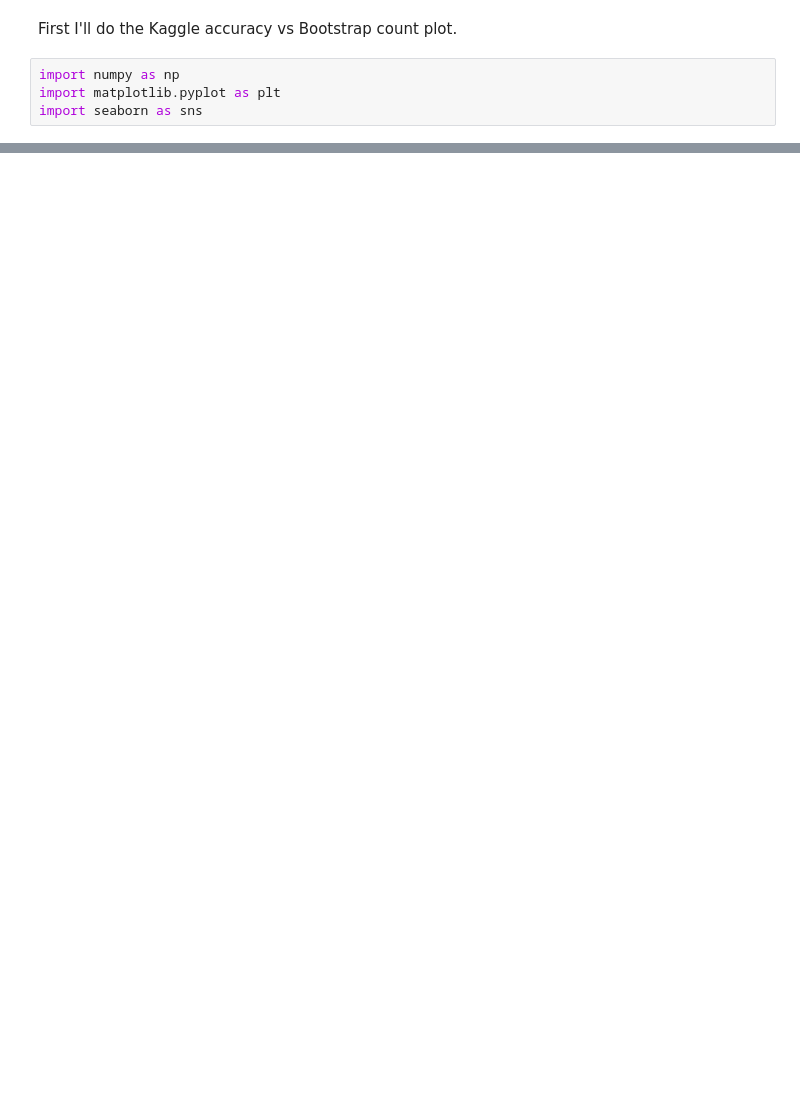
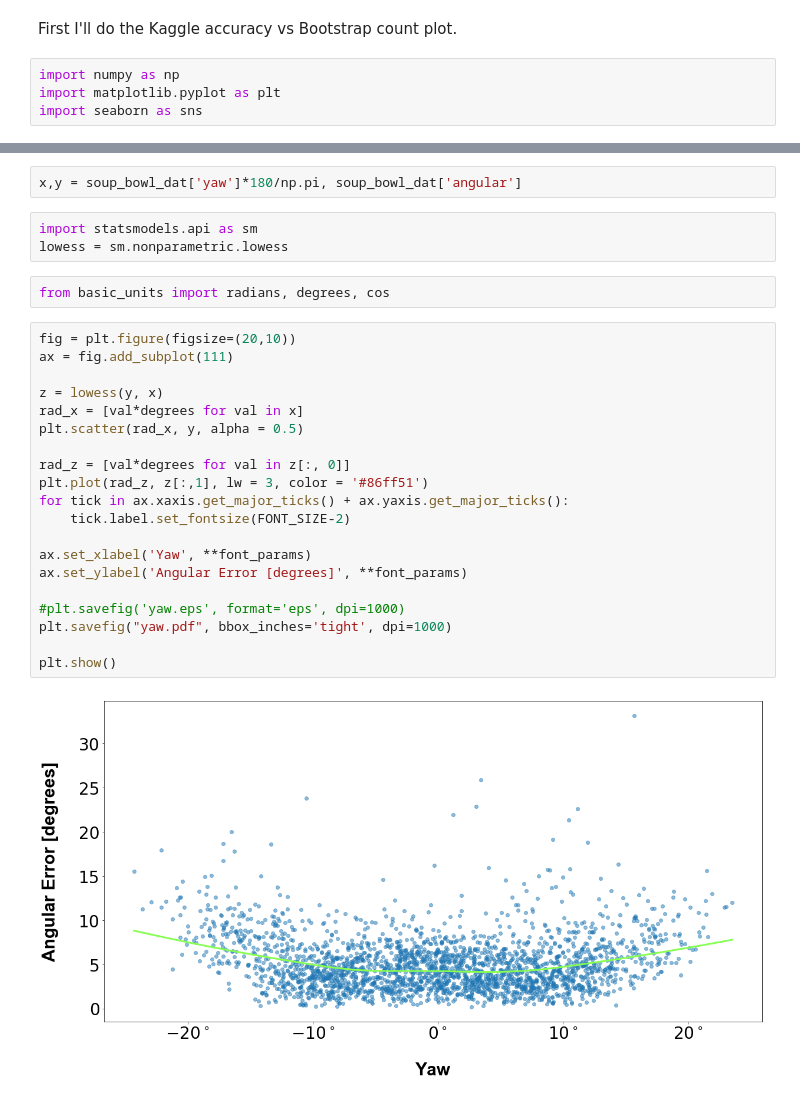
Before and after one commit to zhaozz-lab/iPercept, a Jupyter notebook: explore/PlotsEtc.ipynb, the cells around one changed output, grey strips where cells are left out. Cells and saved outputs as stored; diff of their text form; blank space fills up the shorter version.

```diff
--- a/explore/PlotsEtc.ipynb
+++ b/explore/PlotsEtc.ipynb
@@ -38,0 +130,29 @@ plt.show()
+# %%
+x,y = soup_bowl_dat['yaw']*180/np.pi, soup_bowl_dat['angular']
+# %%
+import statsmodels.api as sm
+lowess = sm.nonparametric.lowess
+# %%
+from basic_units import radians, degrees, cos
+# %%
+fig = plt.figure(figsize=(20,10))
+ax = fig.add_subplot(111)
+
+z = lowess(y, x)
+rad_x = [val*degrees for val in x]
+plt.scatter(rad_x, y, alpha = 0.5)
+
+rad_z = [val*degrees for val in z[:, 0]]
+plt.plot(rad_z, z[:,1], lw = 3, color = '#86ff51')
+for tick in ax.xaxis.get_major_ticks() + ax.yaxis.get_major_ticks():
+    tick.label.set_fontsize(FONT_SIZE-2)
+
+ax.set_xlabel('Yaw', **font_params)
+ax.set_ylabel('Angular Error [degrees]', **font_params)
+
+#plt.savefig('yaw.eps', format='eps', dpi=1000)
+plt.savefig("yaw.pdf", bbox_inches='tight', dpi=1000)
+
+plt.show()
+# %% [output]
+[figure, added]
```
Also changed, not shown: parts of 15 cells of this notebook, 14 other files.
